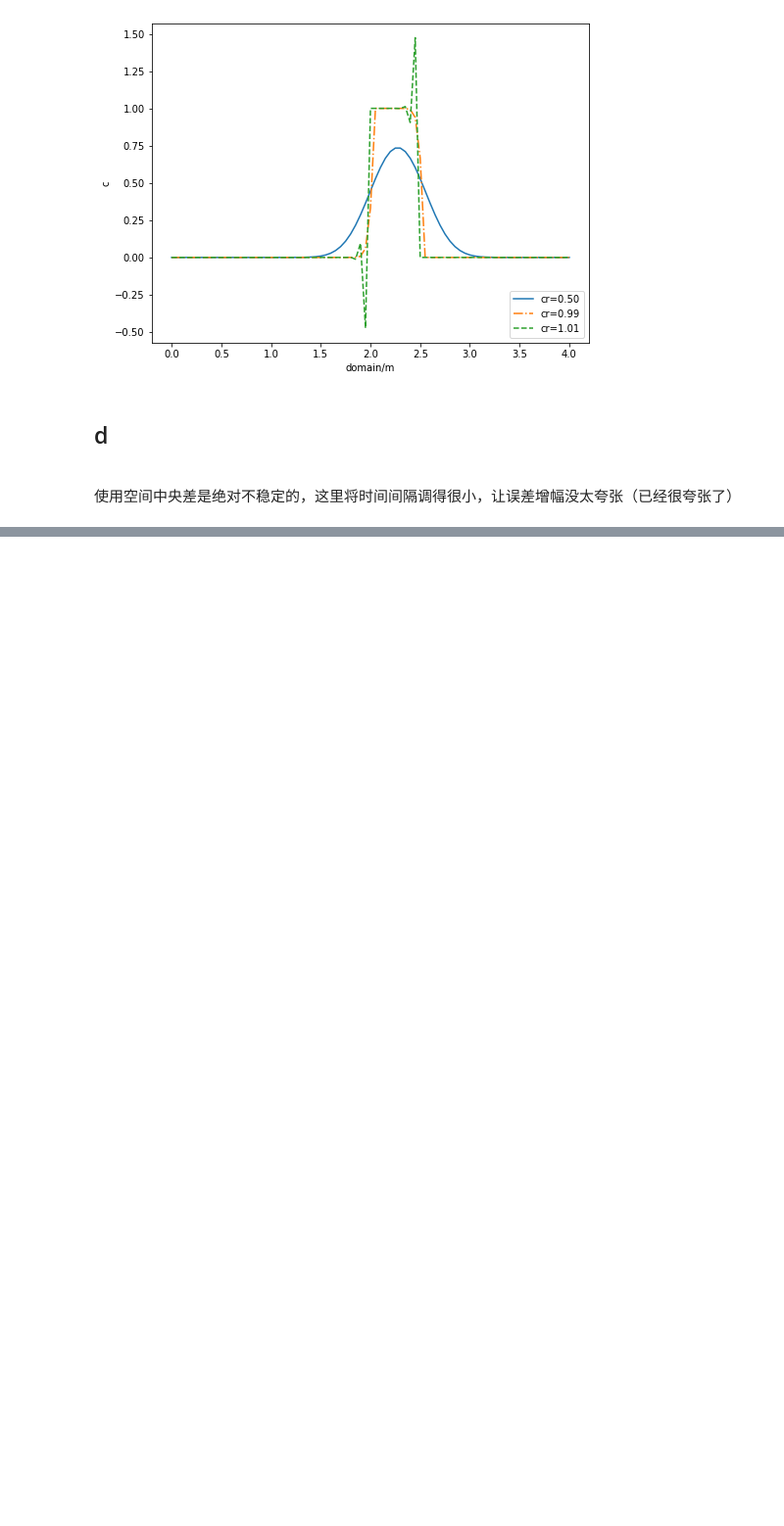
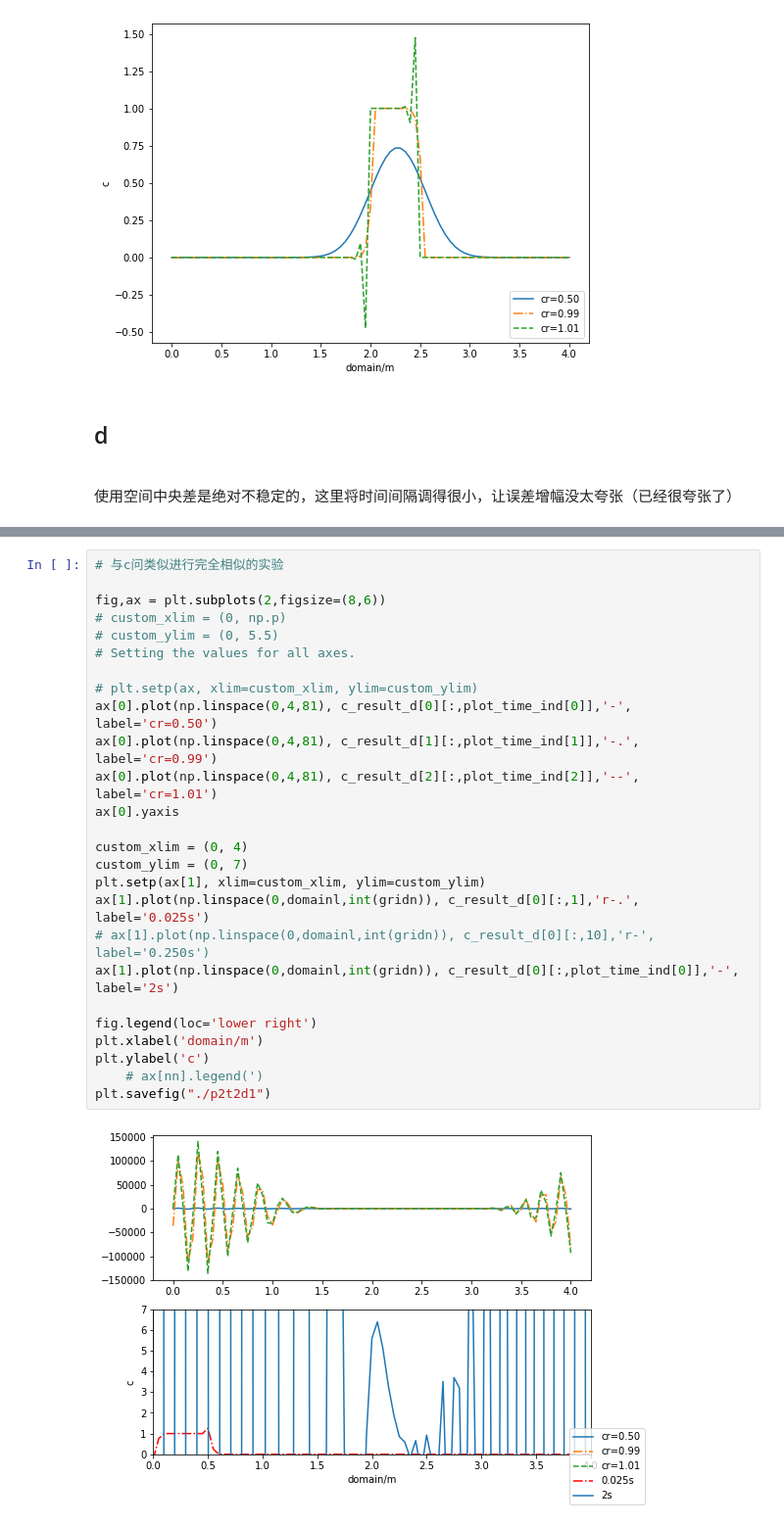
Before and after one commit to dozerlcl/assignments_2020_nju_meteorology, a Jupyter notebook: numerical_PDE/P_set2/P2_test2.ipynb, the cells around one changed output, grey strips where cells are left out. Shown: that part at 98% size. Cells and saved outputs as stored; diff of their text form; blank space fills up the shorter version.

```diff
--- a/numerical_PDE/P_set2/P2_test2.ipynb
+++ b/numerical_PDE/P_set2/P2_test2.ipynb
@@ -183,0 +239,28 @@ Text(0, 0.5, 'c')
+# %%
+# 与c问类似进行完全相似的实验
+
+fig,ax = plt.subplots(2,figsize=(8,6))
+# custom_xlim = (0, np.p)
+# custom_ylim = (0, 5.5)
+# Setting the values for all axes.
+
+# plt.setp(ax, xlim=custom_xlim, ylim=custom_ylim)
+ax[0].plot(np.linspace(0,4,81), c_result_d[0][:,plot_time_ind[0]],'-', label='cr=0.50')
+ax[0].plot(np.linspace(0,4,81), c_result_d[1][:,plot_time_ind[1]],'-.', label='cr=0.99')
+ax[0].plot(np.linspace(0,4,81), c_result_d[2][:,plot_time_ind[2]],'--', label='cr=1.01')
+ax[0].yaxis
+
+custom_xlim = (0, 4)
+custom_ylim = (0, 7)
+plt.setp(ax[1], xlim=custom_xlim, ylim=custom_ylim)
+ax[1].plot(np.linspace(0,domainl,int(gridn)), c_result_d[0][:,1],'r-.', label='0.025s')
+# ax[1].plot(np.linspace(0,domainl,int(gridn)), c_result_d[0][:,10],'r-', label='0.250s')
+ax[1].plot(np.linspace(0,domainl,int(gridn)), c_result_d[0][:,plot_time_ind[0]],'-', label='2s')
+
+fig.legend(loc='lower right')
+plt.xlabel('domain/m')
+plt.ylabel('c')
+    # ax[nn].legend(')
+plt.savefig("./p2t2d1")
+# %% [output]
+[figure, added]
```
Also changed, not shown: parts of 7 cells of this notebook, 1 other file.
